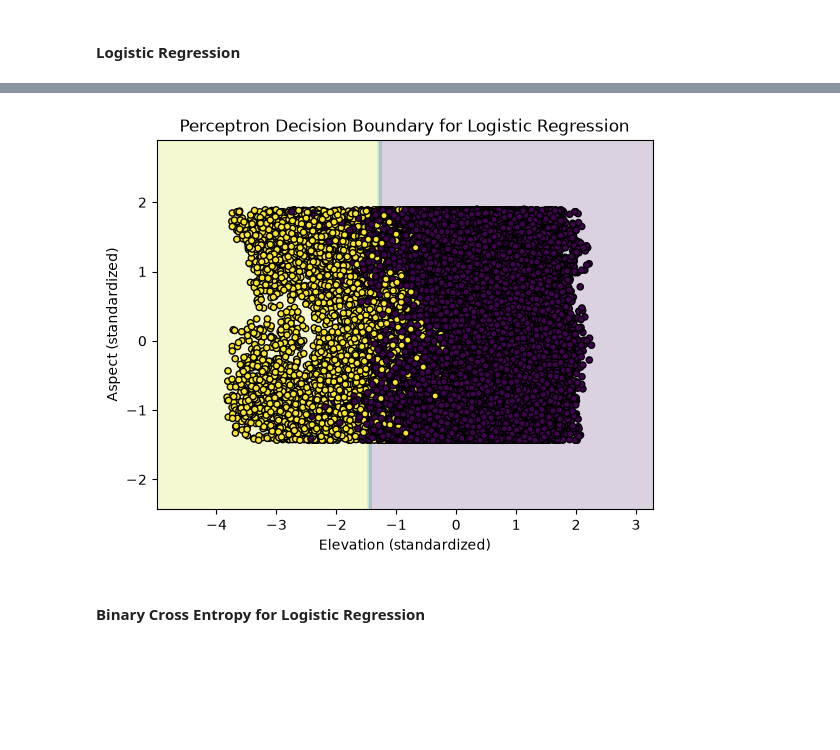
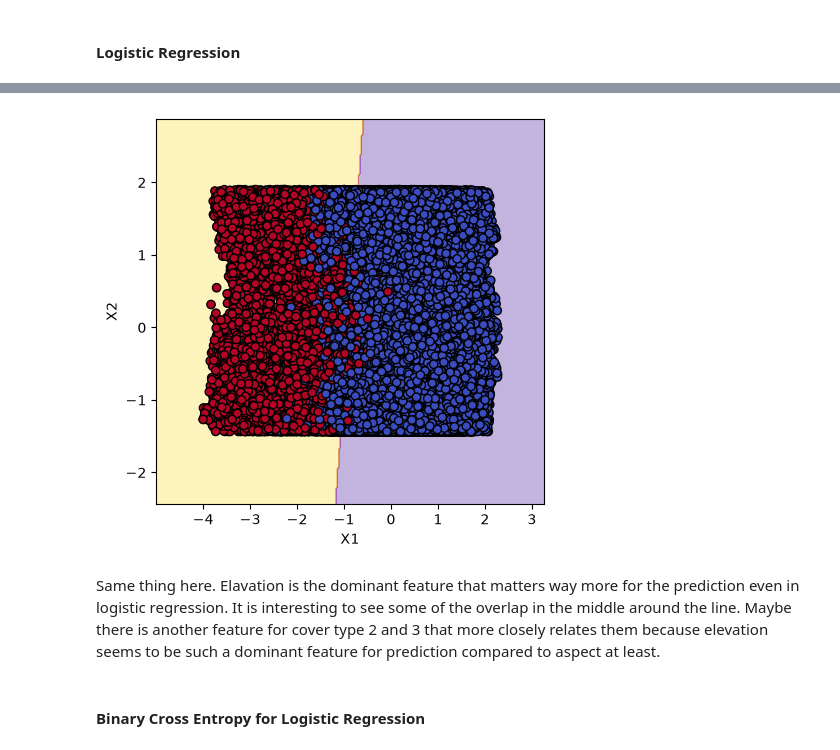
Before and after one commit to aanjum01/Deep-Learning-for-DS, a Jupyter notebook: Homework/Homework 1/Solution.ipynb, the cells around one changed output, grey strips where cells are left out. Drawn from its saved outputs; the diff is of its cells as text; code cells hidden in the pictures; blank space fills up the shorter version.

```diff
--- a/Homework/Homework 1/Solution.ipynb
+++ b/Homework/Homework 1/Solution.ipynb
@@ -42,19 +32,18 @@ Index(['Elevation', 'Aspect', 'Slope', 'Horizontal_Distance_To_Hydrology',
 X = covtype.data
 y = covtype.target
 
-mask = y.isin([2,3])
+mask = np.isin(y, [2, 3])
 
 # Filter
 X = X[mask]
 y = y[mask]
 
 # Convert to Binary Classifier where type 3 is 1 and type 2 is 0
-y = y.map({
-    2: 0,
-3: 1
-})
+y = np.where(y == 3, 1, 0)
 
 print(X.shape)
-print(y.value_counts())
+
+values, counts = np.unique(y, return_counts=True)
+print(dict(zip(values, counts)))
 # %% [output]
 (319055, 54)
@@ -88,12 +134,14 @@ Testing features shape: (63811, 54)
 # %%
-from sklearn.linear_model import Perceptron
 from sklearn.metrics import accuracy_score, precision_score, recall_score, f1_score
 
 # Initialize the classifier
-perceptron_classifier = Perceptron(random_state=45)
+perceptron_classifier = Perceptron(lr=0.01, epochs=10)
 
 # Fit the classifier on our training data
 perceptron_classifier.fit(X_train_scaled, y_train)
+
+# Check the parameters
+perceptron_classifier.return_parameters()
 
 # Make predictions on the standardized features
 y_pred_preceptron = perceptron_classifier.predict(X_test_scaled)
@@ -168,8 +276,6 @@ plt.show()
 # %%
-from sklearn.linear_model import LogisticRegression
-
 # Initialize the Logitstic Regression classifier
-LR_classifier = LogisticRegression(random_state=45)
+LR_classifier = LogisticRegression(lr=0.01, epochs=10)
 
 # Fit the classifier on our training data
 LR_classifier.fit(X_train_scaled, y_train)
@@ -201,29 +307,12 @@ F1-Score for Logitstic Regression:  0.8904233800655647
 # %%
-LR_classifier_2d = LogisticRegression(random_state=45)
+LR_classifier_2d = LogisticRegression(lr=0.01, epochs=10)
 LR_classifier_2d.fit(X_train_2_features_scaled, y_train)
 
-DecisionBoundaryDisplay.from_estimator(
-    LR_classifier_2d,
-    X_train_2_features_scaled,
-    response_method="predict",
-    alpha=0.2
-)
-
-plt.scatter(
-    X_test_2_features_scaled[:, 0],
-    X_test_2_features_scaled[:, 1],
-    c=y_test,
-    edgecolor="k",
-    s=20,
-)
-
-plt.xlabel("Elevation (standardized)")
-plt.ylabel("Aspect (standardized)")
-plt.title("Perceptron Decision Boundary for Logistic Regression")
-
-plt.show()
+plot_decision_boundary(perceptron_2d,X_train_2_features_scaled, y_train)
 # %% [output]
-[figure, old version]
+[figure, new version]
+# %% [markdown]
+Same thing here. Elavation is the dominant feature that matters way more for the prediction even in logistic regression. It is interesting to see some of the overlap in the middle around the line. Maybe there is another feature for cover type 2 and 3 that more closely relates them because elevation seems to be such a dominant feature for prediction compared to aspect at least.
 # %% [markdown]
 #### Binary Cross Entropy for Logistic Regression
 # %%
```
Also changed, not shown: parts of 18 cells of this notebook, 2 other files.
